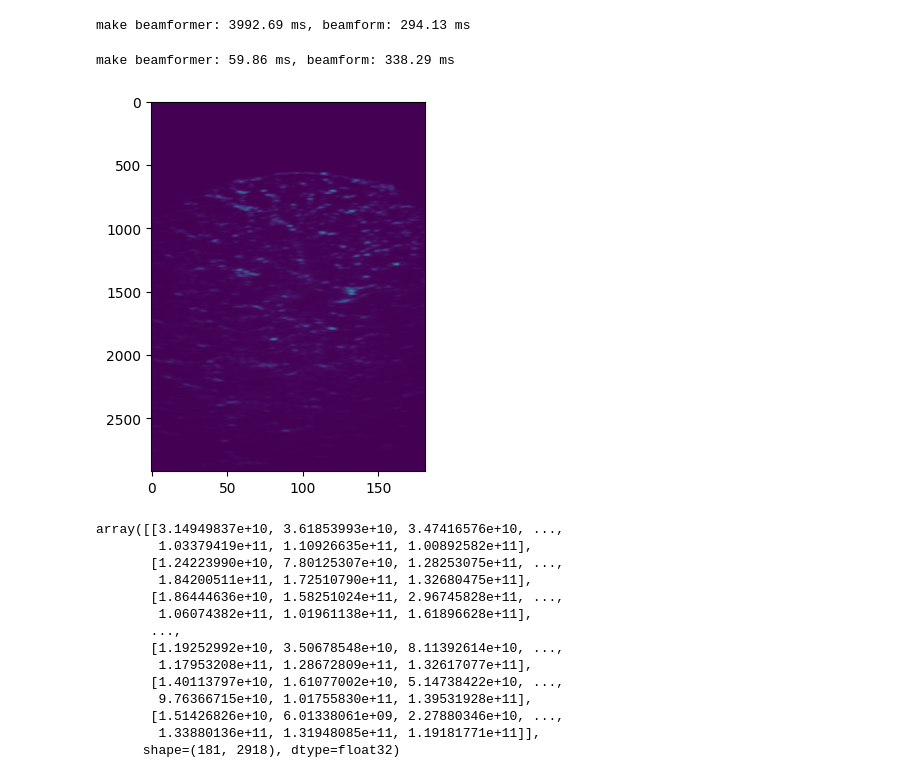
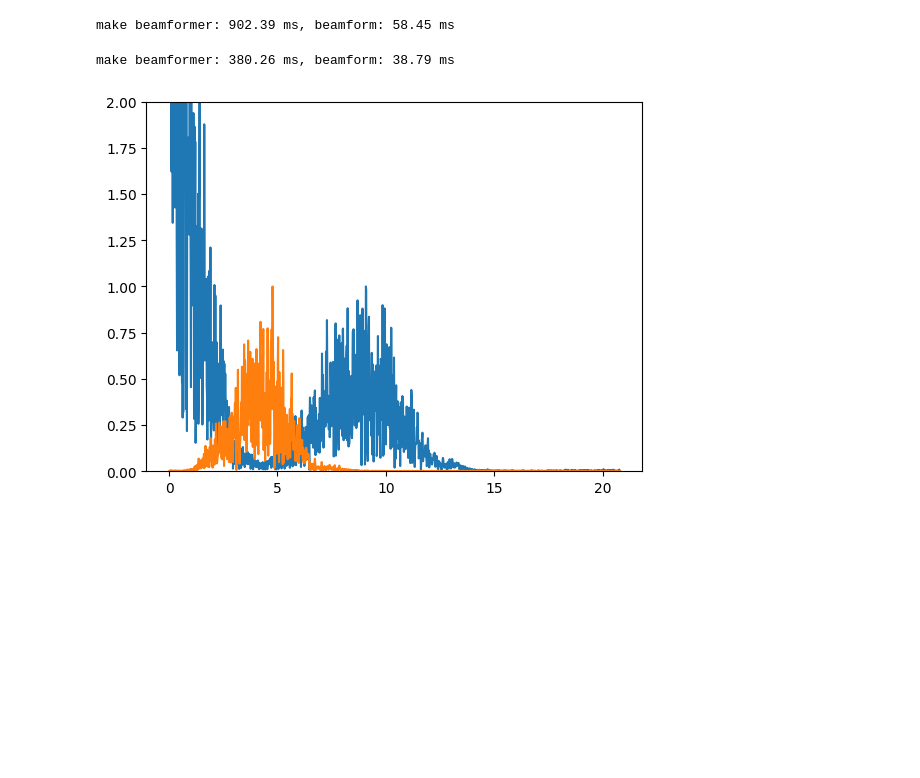
Before and after one commit to wewightman/pycbf, a Jupyter notebook: examples/develop_dmas_class.ipynb, the cells around one changed output. Drawn from its saved outputs; the diff is of its cells as text; code cells hidden in the pictures; blank space fills up the shorter version.

```diff
--- a/examples/develop_dmas_class.ipynb
+++ b/examples/develop_dmas_class.ipynb
@@ -75,10 +75,10 @@ bmfrm = TabbedBeamformer(
     dt = t[1]-t[0],
     nt = len(t),
     # interp=dict(kind='korder_cubic', k=16),
-    sumtype='tx_only'
+    sumtype='tx_and_rx'
 )
 t2 = time()
-im_txsum = bmfrm(subset).reshape(taurx.shape[0], len(xout), len(zout))
+im_das = bmfrm(subset).reshape(len(xout), len(zout))
 # np.nan_to_num(im, copy=False, posinf=0, neginf=0)
 t3 = time()
 
@@ -86,7 +86,7 @@ del bmfrm
 
 print(f"make beamformer: {1000*(t2-t1):0.02f} ms, beamform: {1000*(t3-t2):0.02f} ms")
 # %% [output]
-make beamformer: 3992.69 ms, beamform: 294.13 ms
+make beamformer: 902.39 ms, beamform: 58.45 ms
 # %%
 nlag = 10
 subset = rf[1]
@@ -100,7 +100,7 @@ bmfrm = TabbedDMASBeamformer(
     t0 = t[0],
     dt = t[1]-t[0],
     nt = len(t),
-    lags = np.arange(1, 10+1, dtype=int),
+    lags = np.arange(1, 5+1, dtype=int),
     dmastype="ssr",
     sumlags = True
 )
@@ -113,26 +113,19 @@ del bmfrm
 
 print(f"make beamformer: {1000*(t2-t1):0.02f} ms, beamform: {1000*(t3-t2):0.02f} ms")
 # %% [output]
-make beamformer: 59.86 ms, beamform: 338.29 ms
+make beamformer: 380.26 ms, beamform: 38.79 ms
-# %%
-plt.figure()
-plt.imshow(im_dmas.T, aspect=0.67/8)
-plt.show()
-
-im_dmas
-# %% [output]
-[figure, removed]
-array([[3.14949837e+10, 3.61853993e+10, 3.47416576e+10, ...,
-        1.03379419e+11, 1.10926635e+11, 1.00892582e+11],
-       [1.24223990e+10, 7.80125307e+10, 1.28253075e+11, ...,
-        1.84200511e+11, 1.72510790e+11, 1.32680475e+11],
-       [1.86444636e+10, 1.58251024e+11, 2.96745828e+11, ...,
-        1.06074382e+11, 1.01961138e+11, 1.61896628e+11],
-       ...,
-       [1.19252992e+10, 3.50678548e+10, 8.11392614e+10, ...,
-        1.17953208e+11, 1.28672809e+11, 1.32617077e+11],
-       [1.40113797e+10, 1.61077002e+10, 5.14738422e+10, ...,
-        9.76366715e+10, 1.01755830e+11, 1.39531928e+11],
-       [1.51426826e+10, 6.01338061e+09, 2.27880346e+10, ...,
-        1.33880136e+11, 1.31948085e+11, 1.19181771e+11]],
-      shape=(181, 2918), dtype=float32)
+# %%
+dmas_vec = im_dmas[im_dmas.shape[0]//2,:]
+das_vec = im_das[im_das.shape[0]//2,:]
+dt_dmas = 2*(zout[1]-zout[0])/sospeak
+FREQ_VEC = np.fft.rfftfreq(len(dmas_vec), dt_dmas)
+DMAS_VEC = np.fft.rfft(dmas_vec)
+DAS_VEC  = np.fft.rfft(das_vec)
+
+plt.figure()
+plt.plot(1E-6*FREQ_VEC, np.abs(DMAS_VEC)/np.max(np.abs(DMAS_VEC)[len(DMAS_VEC)//4:]))
+plt.plot(1E-6*FREQ_VEC, np.abs(DAS_VEC)/np.max(np.abs(DAS_VEC)))
+plt.ylim(0, 2)
+plt.show()
+# %% [output]
+[figure, added]
```
Also changed, not shown: parts of 4 cells of this notebook.
